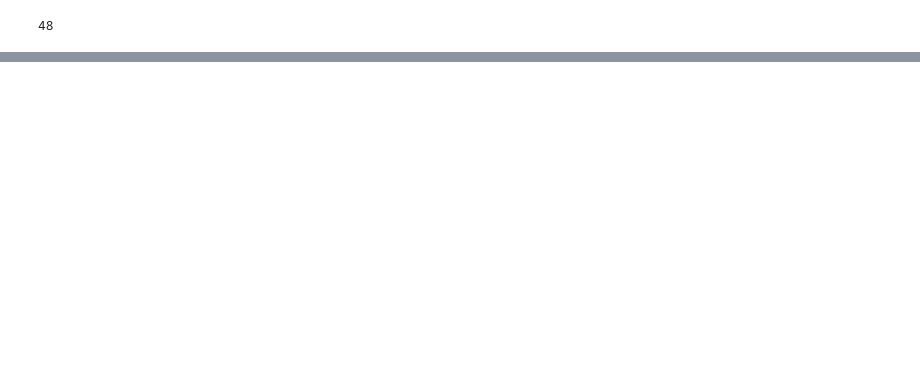
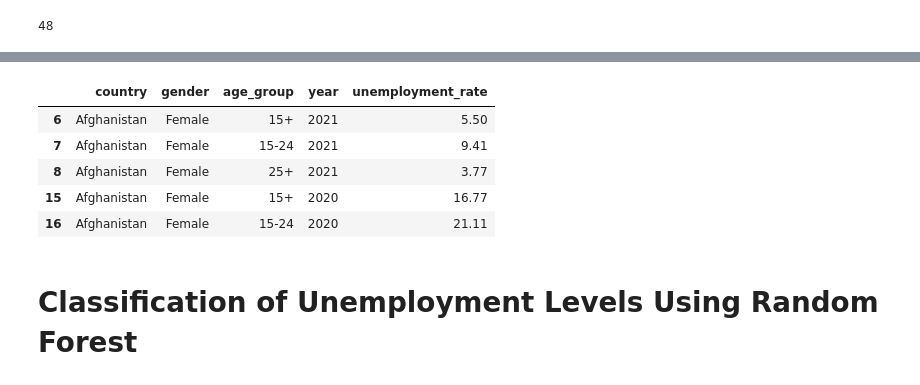
Before and after one commit to araceligiselle/project-4, a Jupyter notebook: unemployment_rate_cleaned.ipynb, the cells around one changed output, grey strips where cells are left out. Cells and saved outputs as stored; diff of their text form; code cells hidden in the pictures; blank space fills up the shorter version.

```diff
--- a/unemployment_rate_cleaned.ipynb
+++ b/unemployment_rate_cleaned.ipynb
@@ -325,0 +253,11 @@ X does not have valid feature names, but RandomForestRegressor was fitted with f
+# %%
+female_unemployment_df.head()
+# %% [output]
+|  | country | gender | age_group | year | unemployment_rate |
+| 6 | Afghanistan | Female | 15+ | 2021 | 5.50 |
+| 7 | Afghanistan | Female | 15-24 | 2021 | 9.41 |
+| 8 | Afghanistan | Female | 25+ | 2021 | 3.77 |
+| 15 | Afghanistan | Female | 15+ | 2020 | 16.77 |
+| 16 | Afghanistan | Female | 15-24 | 2020 | 21.11 |
+# %% [markdown]
+# Classification of Unemployment Levels Using Random Forest
```
Also changed, not shown: parts of 14 cells of this notebook, 7 other files.
